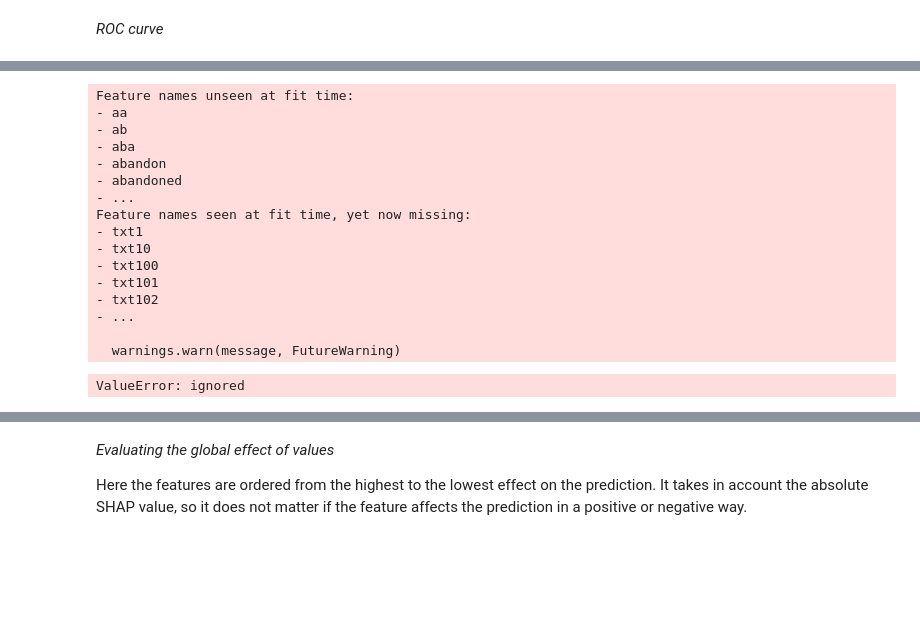
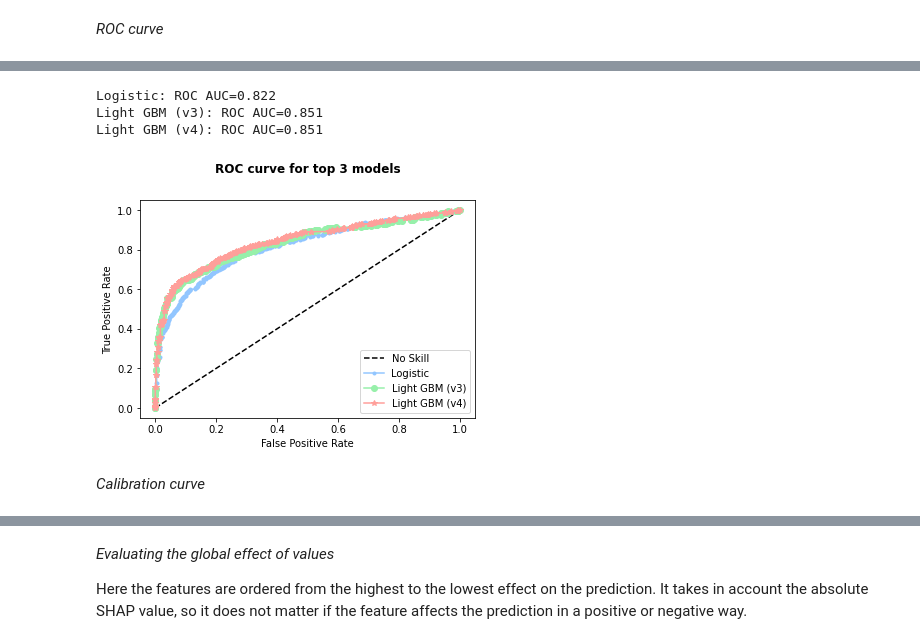
Before and after one commit to raissalohanna/DataLab-FinalProject, a Jupyter notebook: NLP_Tweet_Disaster.ipynb, the cells around one changed output, grey strips where cells are left out. Cells and saved outputs as stored; diff of their text form; code cells hidden in the pictures; blank space fills up the shorter version.

```diff
--- a/NLP_Tweet_Disaster.ipynb
+++ b/NLP_Tweet_Disaster.ipynb
@@ -1445,31 +1493,16 @@ Pipeline(steps=[('LGBM', LGBMClassifier(max_depth=10))])
 # %%
 #predicting results with the best models
-LR_v1 = searches_v2[0].best_estimator_
+LR_v1 = searches_v1[0].best_estimator_
 LGBM_v3 = searches_v3[2].best_estimator_
 LGBM_v4 = search_v4.best_estimator_
 
-yscore_LR = LR_v1.predict_proba(xvalid_v1)
-yscore_LGBMv3 = LGBM_v3.predict_proba(xvalid_v3)
-yscore_LGBMv4 = LGBM_v4.predict_proba(xvalid_v4)
+#for ROC curve
+yscore_LR = LR_v1.predict_proba(xvalid_v1)[:, 1]
+yscore_LGBMv3 = LGBM_v3.predict_proba(xvalid_v3)[:, 1]
+yscore_LGBMv4 = LGBM_v4.predict_proba(xvalid_v4)[:, 1]
-# %% [output]
-Feature names unseen at fit time:
-- aa
-- ab
-- aba
-- abandon
-- abandoned
-- ...
-Feature names seen at fit time, yet now missing:
-- txt1
-- txt10
-- txt100
-- txt101
-- txt102
-- ...
-
-  warnings.warn(message, FutureWarning)
-ValueError: ignored
 # %%
+from sklearn.metrics import roc_curve, auc
+
 #Compute ROC curve and ROC area for each class
 
 fpr = dict()  #False Positive Rates
@@ -1481,21 +1514,47 @@ ns_probs = [0 for _ in range(len(yvalid_v3))]
 
 # calculate scores
 ns_auc = roc_auc_score(yvalid_v3, ns_probs)
-LR_auc = roc_auc_score(y_valid_v2, y_score_LR)
-RF_auc = roc_auc_score(y_valid, y_score_RF)
-NB_auc = roc_auc_score(y_valid, y_score_NB)
+LR_auc = searches_v1[0].best_score_
+LGBMv3_auc = searches_v3[2].best_score_
+LGBMv4_auc = search_v4.best_score_
 
 # calculate roc curves
-ns_fpr, ns_tpr, _ = roc_curve(y_valid, ns_probs)
-lr_fpr, lr_tpr, _ = roc_curve(y_valid, y_score_LR)
-rf_fpr, rf_tpr, _ = roc_curve(y_valid, y_score_RF)
-nb_fpr, nb_tpr, _ = roc_curve(y_valid, y_score_NB)
+ns_fpr, ns_tpr, _ = roc_curve(yvalid_v3, ns_probs)
+lr_fpr, lr_tpr, _ = roc_curve(yvalid_v1, yscore_LR)
+lgbmv3_fpr, lgbmv3_tpr, _ = roc_curve(yvalid_v3, yscore_LGBMv3)
+lgbmv4_fpr, lgbmv4_tpr, _ = roc_curve(yvalid_v4, yscore_LGBMv4)
 
 
 # summarize scores
 print('Logistic: ROC AUC=%.3f' % (LR_auc))
-print('Regression: ROC AUC=%.3f' % (RF_auc))
-print('Naive Bayes: ROC AUC=%.3f' % (NB_auc))
+print('Light GBM (v3): ROC AUC=%.3f' % (LGBMv3_auc))
+print('Light GBM (v4): ROC AUC=%.3f' % (LGBMv4_auc))
+# %% [output]
+Logistic: ROC AUC=0.822
+Light GBM (v3): ROC AUC=0.851
+Light GBM (v4): ROC AUC=0.851
+# %%
+# plot the ROC curve for the model
+
+plt.plot(ns_fpr, ns_tpr, linestyle='--', label='No Skill', color='black')
+plt.plot(lr_fpr, lr_tpr, marker='.', label='Logistic')
+plt.plot(lgbmv3_fpr, lgbmv3_tpr, marker='o', label='Light GBM (v3)')
+plt.plot(lgbmv4_fpr, lgbmv4_tpr, marker='*', label='Light GBM (v4)')
+
+# axis labels
+plt.xlabel('False Positive Rate')
+plt.ylabel('True Positive Rate')
+
+# show the legend
+plt.legend()
+plt.title('ROC curve for top 3 models', weight='bold', y=1.1)
+
+# show the plot
+plt.show()
+# %% [output]
+[figure, added]
+# %% [markdown]
+*Calibration curve*
 # %%
 from matplotlib.gridspec import GridSpec
 from sklearn.calibration import CalibrationDisplay
```
Also changed, not shown: parts of 37 cells of this notebook.
